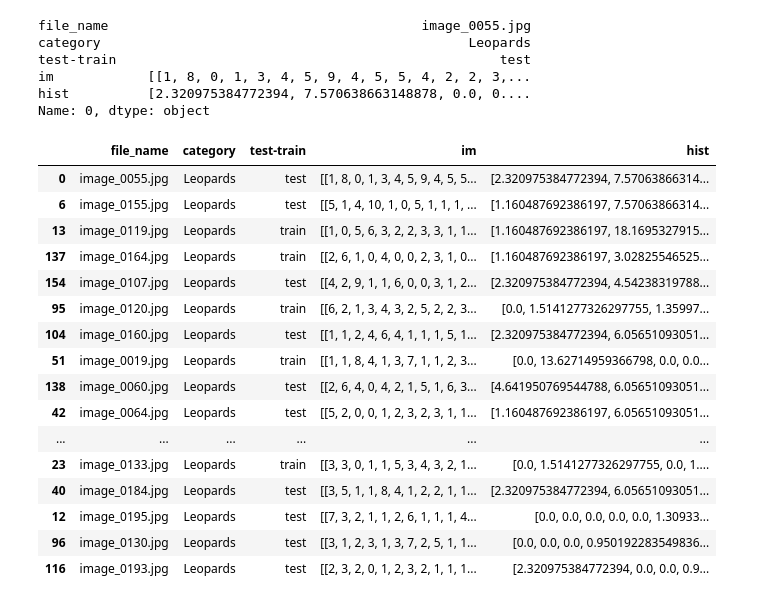
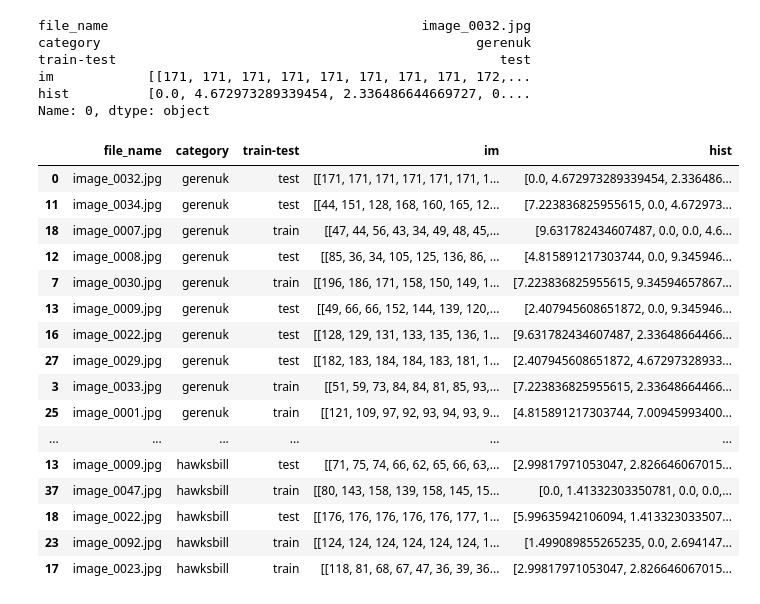
Before and after one commit to Cyrkryta/vision-image-processing, a Jupyter notebook: assignment-4/assignment4.ipynb, the cells around one changed output. Saved outputs shown, nothing was run; the diff lists cells and outputs as text; code cells hidden in the pictures.

Commit message:
Altered code with all tables merged in one dataframe

```diff
--- a/assignment-4/assignment4.ipynb
+++ b/assignment-4/assignment4.ipynb
@@ -154,0 +202,4 @@ df_table
+# %%
+df_list = [pd.DataFrame(table) for table in category_tables]
+merged_tables = pd.concat(df_list)
+merged_tables
@@ -160,55 +225,55 @@ def common_words(hist1, hist2):
 def euclidian(hist1, hist2):
     hist1 = hist1 / np.linalg.norm(hist1)
     hist2 = hist2 / np.linalg.norm(hist2)
 
     return np.linalg.norm(hist1 - hist2)
 
 def bhattacharyya(hist1, hist2):
     hist1 = hist1 / np.linalg.norm(hist1)
     hist2 = hist2 / np.linalg.norm(hist2)
 
     return np.sum((hist1*hist2)**.5)
 
 def retrieve(df,  measure, retrieve=0):
     retrieval_img = df.iloc[retrieve]
     print(retrieval_img)
 
     distances = []
     for index, row in df.iterrows():
         dist = measure(retrieval_img.loc["hist"], row.loc["hist"])
         distances.append((dist, index))
 
     distances = sorted(distances, key = lambda x:x[0])
 
     indexes = [dist[1] for dist in distances]
 
-    return df_table.iloc[indexes]
+    return merged_tables.iloc[indexes]
 
 
-results = retrieve(df_table, measure=euclidian, retrieve=0)
+results = retrieve(merged_tables, measure=euclidian, retrieve=0)
 results.iloc[:40]
 # %% [output]
-file_name                                        image_0055.jpg
-category                                               Leopards
-test-train                                                 test
-im            [[1, 8, 0, 1, 3, 4, 5, 9, 4, 5, 5, 4, 2, 2, 3,...
-hist          [2.320975384772394, 7.570638663148878, 0.0, 0....
+file_name                                        image_0032.jpg
+category                                                gerenuk
+train-test                                                 test
+im            [[171, 171, 171, 171, 171, 171, 171, 171, 172,...
+hist          [0.0, 4.672973289339454, 2.336486644669727, 0....
 Name: 0, dtype: object
-|  | file_name | category | test-train | im | hist |
-| 0 | image_0055.jpg | Leopards | test | [[1, 8, 0, 1, 3, 4, 5, 9, 4, 5, 5... | [2.320975384772394, 7.57063866314... |
-| 6 | image_0155.jpg | Leopards | test | [[5, 1, 4, 10, 1, 0, 5, 1, 1, 1, ... | [1.160487692386197, 7.57063866314... |
-| 13 | image_0119.jpg | Leopards | train | [[1, 0, 5, 6, 3, 2, 2, 3, 3, 1, 1... | [1.160487692386197, 18.1695327915... |
-| 137 | image_0164.jpg | Leopards | train | [[2, 6, 1, 0, 4, 0, 0, 2, 3, 1, 0... | [1.160487692386197, 3.02825546525... |
-| 154 | image_0107.jpg | Leopards | test | [[4, 2, 9, 1, 1, 6, 0, 0, 3, 1, 2... | [2.320975384772394, 4.54238319788... |
-| 95 | image_0120.jpg | Leopards | train | [[6, 2, 1, 3, 4, 3, 2, 5, 2, 2, 3... | [0.0, 1.5141277326297755, 1.35997... |
-| 104 | image_0160.jpg | Leopards | test | [[1, 1, 2, 4, 6, 4, 1, 1, 1, 5, 1... | [2.320975384772394, 6.05651093051... |
-| 51 | image_0019.jpg | Leopards | train | [[1, 1, 8, 4, 1, 3, 7, 1, 1, 2, 3... | [0.0, 13.62714959366798, 0.0, 0.0... |
-| 138 | image_0060.jpg | Leopards | test | [[2, 6, 4, 0, 4, 2, 1, 5, 1, 6, 3... | [4.641950769544788, 6.05651093051... |
-| 42 | image_0064.jpg | Leopards | test | [[5, 2, 0, 0, 1, 2, 3, 2, 3, 1, 1... | [1.160487692386197, 6.05651093051... |
+|  | file_name | category | train-test | im | hist |
+| 0 | image_0032.jpg | gerenuk | test | [[171, 171, 171, 171, 171, 171, 1... | [0.0, 4.672973289339454, 2.336486... |
+| 11 | image_0034.jpg | gerenuk | test | [[44, 151, 128, 168, 160, 165, 12... | [7.223836825955615, 0.0, 4.672973... |
+| 18 | image_0007.jpg | gerenuk | train | [[47, 44, 56, 43, 34, 49, 48, 45,... | [9.631782434607487, 0.0, 0.0, 4.6... |
+| 12 | image_0008.jpg | gerenuk | test | [[85, 36, 34, 105, 125, 136, 86, ... | [4.815891217303744, 0.0, 9.345946... |
+| 7 | image_0030.jpg | gerenuk | train | [[196, 186, 171, 158, 150, 149, 1... | [7.223836825955615, 9.34594657867... |
+| 13 | image_0009.jpg | gerenuk | test | [[49, 66, 66, 152, 144, 139, 120,... | [2.407945608651872, 0.0, 9.345946... |
+| 16 | image_0022.jpg | gerenuk | test | [[128, 129, 131, 133, 135, 136, 1... | [9.631782434607487, 2.33648664466... |
+| 27 | image_0029.jpg | gerenuk | test | [[182, 183, 184, 184, 183, 181, 1... | [2.407945608651872, 4.67297328933... |
+| 3 | image_0033.jpg | gerenuk | train | [[51, 59, 73, 84, 84, 81, 85, 93,... | [7.223836825955615, 2.33648664466... |
+| 25 | image_0001.jpg | gerenuk | train | [[121, 109, 97, 92, 93, 94, 93, 9... | [4.815891217303744, 7.00945993400... |
 | ... | ... | ... | ... | ... | ... |
-| 23 | image_0133.jpg | Leopards | train | [[3, 3, 0, 1, 1, 5, 3, 4, 3, 2, 1... | [0.0, 1.5141277326297755, 0.0, 1.... |
-| 40 | image_0184.jpg | Leopards | test | [[3, 5, 1, 1, 8, 4, 1, 2, 2, 1, 1... | [2.320975384772394, 6.05651093051... |
-| 12 | image_0195.jpg | Leopards | test | [[7, 3, 2, 1, 1, 2, 6, 1, 1, 1, 4... | [0.0, 0.0, 0.0, 0.0, 0.0, 1.30933... |
-| 96 | image_0130.jpg | Leopards | test | [[3, 1, 2, 3, 1, 3, 7, 2, 5, 1, 1... | [0.0, 0.0, 0.0, 0.950192283549836... |
-| 116 | image_0193.jpg | Leopards | test | [[2, 3, 2, 0, 1, 2, 3, 2, 1, 1, 1... | [2.320975384772394, 0.0, 0.0, 0.9... |
+| 13 | image_0009.jpg | hawksbill | test | [[71, 75, 74, 66, 62, 65, 66, 63,... | [2.99817971053047, 2.826646067015... |
+| 37 | image_0047.jpg | hawksbill | train | [[80, 143, 158, 139, 158, 145, 15... | [0.0, 1.41332303350781, 0.0, 0.0,... |
+| 18 | image_0022.jpg | hawksbill | test | [[176, 176, 176, 176, 176, 177, 1... | [5.99635942106094, 1.413323033507... |
+| 23 | image_0092.jpg | hawksbill | train | [[124, 124, 124, 124, 124, 124, 1... | [1.499089855265235, 0.0, 2.694147... |
+| 17 | image_0023.jpg | hawksbill | train | [[118, 81, 68, 67, 47, 36, 39, 36... | [2.99817971053047, 2.826646067015... |
 # %%
```
Also changed, not shown: parts of 6 cells of this notebook.
